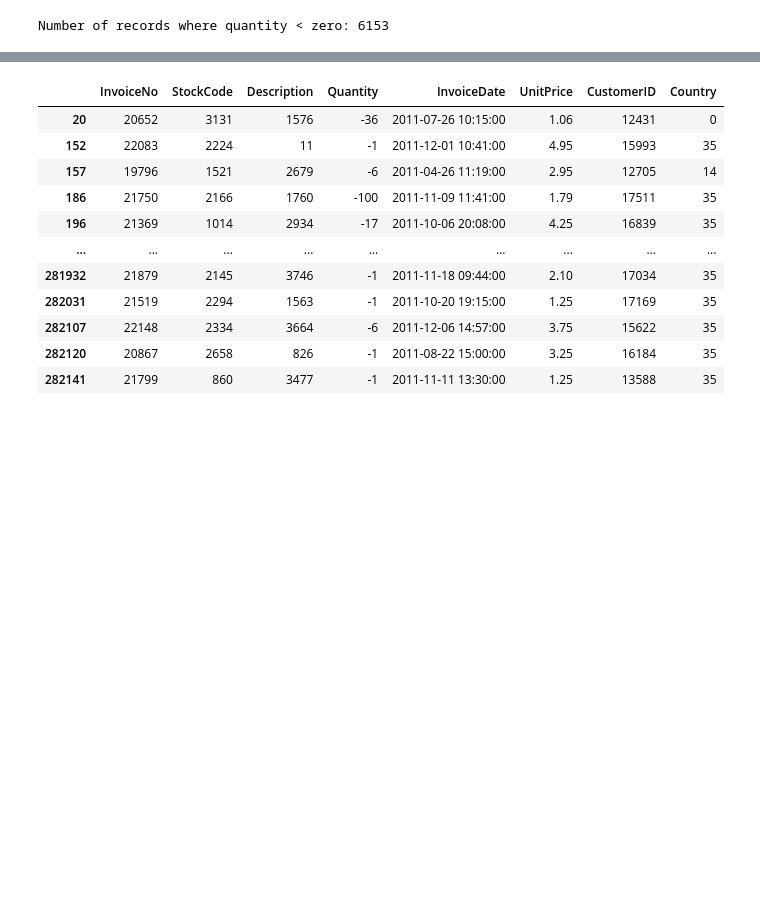
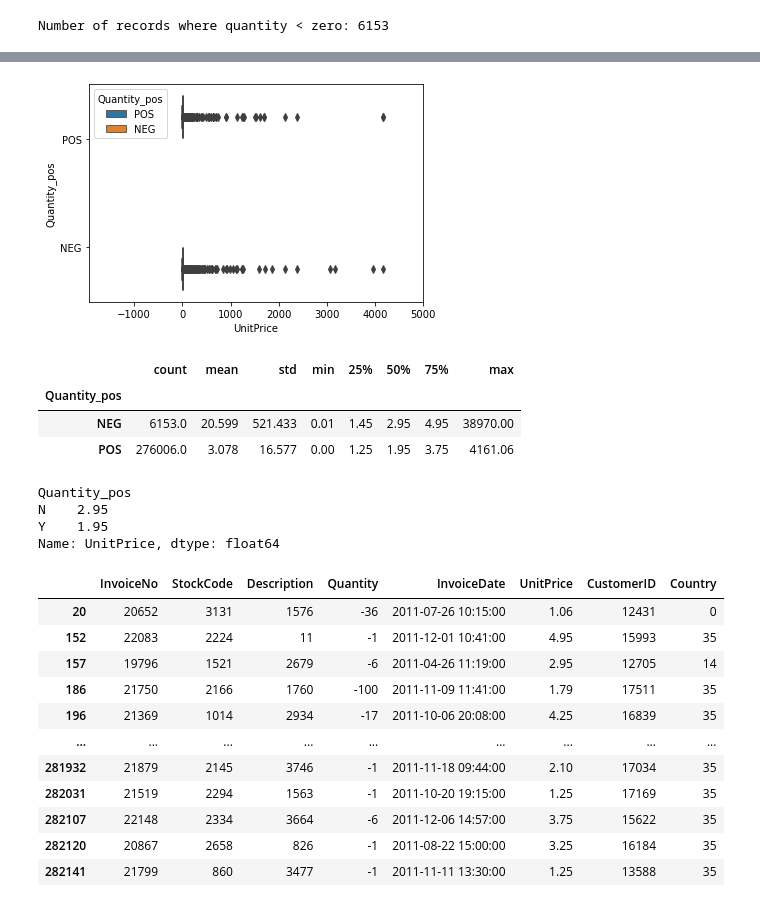
Before and after one commit to gunnerVivek/Foretelling-Retail-price-using-Multivariate-Regression, a Jupyter notebook: analysis.ipynb, the cells around one changed output, grey strips where cells are left out. Cells and saved outputs as stored; diff of their text form; code cells hidden in the pictures; blank space fills up the shorter version.

```diff
--- a/analysis.ipynb
+++ b/analysis.ipynb
@@ -160,3 +200,24 @@ Number of records where quantity < zero: 6153
+# %%
+sns.boxplot(y='Quantity_pos', x='UnitPrice', data=data, hue='Quantity_pos')
+plt.xlim(right=5000)
+# data.UnitPrice.plot(kind='box', )
+plt.show()
+# %% [output]
+[figure, added]
+# %%
+data.groupby('Quantity_pos')['UnitPrice'].describe().round(3)
+# %% [output]
+|  | count | mean | std | min | 25% | 50% | 75% | max |
+| Quantity_pos |  |  |  |  |  |  |  |  |
+| NEG | 6153.0 | 20.599 | 521.433 | 0.01 | 1.45 | 2.95 | 4.95 | 38970.00 |
+| POS | 276006.0 | 3.078 | 16.577 | 0.00 | 1.25 | 1.95 | 3.75 | 4161.06 |
+# %%
+data.groupby('Quantity_pos')['UnitPrice'].median()
+# %% [output]
+Quantity_pos
+N    2.95
+Y    1.95
+Name: UnitPrice, dtype: float64
 # %%
 data[data.Quantity < 0]
 # %% [output]
```
Also changed, not shown: parts of 14 cells of this notebook.
